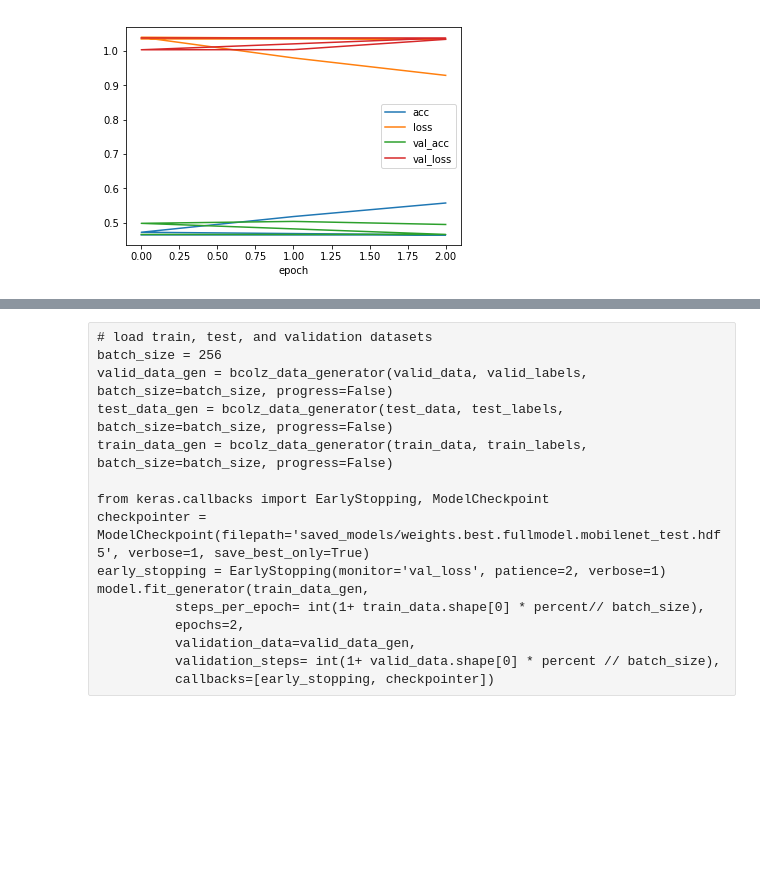
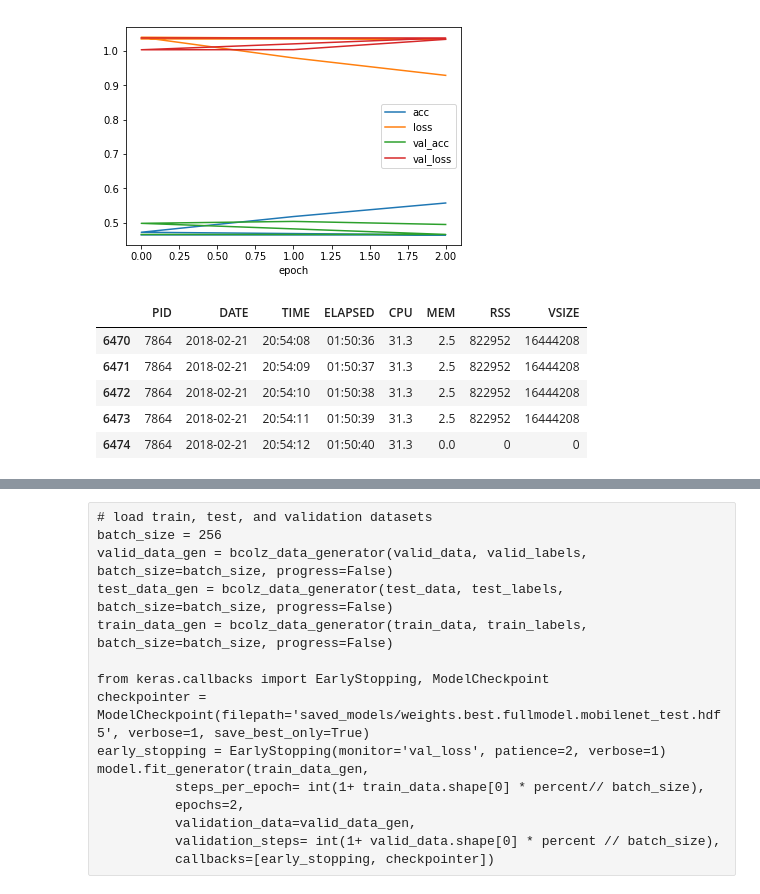
Before and after one commit to tutysara/mlnd-capstone-project, a Jupyter notebook: t4sa_sentiment_classification_on_wild_using_mobilenet_report.ipynb, the cells around one changed output, grey strips where cells are left out. Cells and saved outputs as stored; diff of their text form; code cells hidden in the pictures; blank space fills up the shorter version.

```diff
--- a/t4sa_sentiment_classification_on_wild_using_mobilenet_report.ipynb
+++ b/t4sa_sentiment_classification_on_wild_using_mobilenet_report.ipynb
@@ -276,3 +279,14 @@ top_model_loss_history_df.plot(x=0)
 # %% [output]
 <matplotlib.axes._subplots.AxesSubplot at 0x...>
 [figure]
+# %%
+top_model_sys_usage_df = pd.read_csv(top_model_sys_usage_log)
+top_model_sys_usage_df.drop(columns=["CMD"], inplace=True)
+top_model_sys_usage_df.tail()
+# %% [output]
+|  | PID | DATE | TIME | ELAPSED | CPU | MEM | RSS | VSIZE |
+| 6470 | 7864 | 2018-02-21 | 20:54:08 | 01:50:36 | 31.3 | 2.5 | 822952 | 16444208 |
+| 6471 | 7864 | 2018-02-21 | 20:54:09 | 01:50:37 | 31.3 | 2.5 | 822952 | 16444208 |
+| 6472 | 7864 | 2018-02-21 | 20:54:10 | 01:50:38 | 31.3 | 2.5 | 822952 | 16444208 |
+| 6473 | 7864 | 2018-02-21 | 20:54:11 | 01:50:39 | 31.3 | 2.5 | 822952 | 16444208 |
+| 6474 | 7864 | 2018-02-21 | 20:54:12 | 01:50:40 | 31.3 | 0.0 | 0 | 0 |
```
Also changed, not shown: parts of 7 cells of this notebook.
